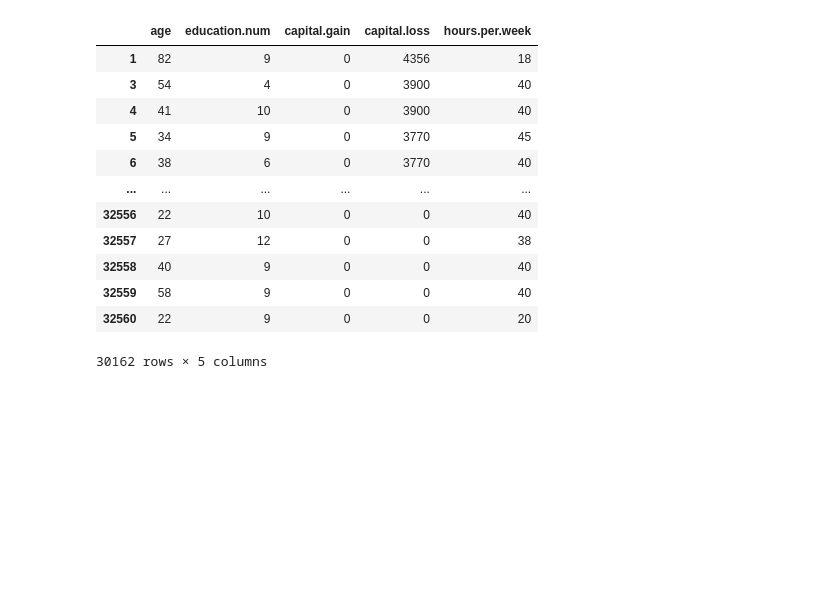
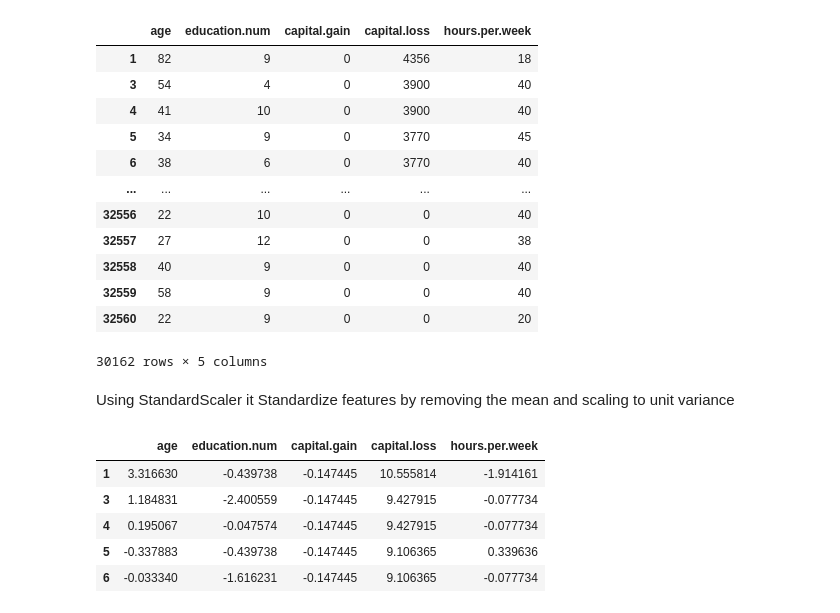
Before and after one commit to soniya-builds/Data-Analysis-Projects, a Jupyter notebook: Full Data Analysis Project with Python/raw_code.ipynb, the cells around one changed output. Cells and saved outputs as stored; diff of their text form; code cells hidden in the pictures; blank space fills up the shorter version.

```diff
--- a/Full Data Analysis Project with Python/raw_code.ipynb
+++ b/Full Data Analysis Project with Python/raw_code.ipynb
@@ -968,3 +968,24 @@ num
 | 32559 | 58 | 9 | 0 | 0 | 40 |
 | 32560 | 22 | 9 | 0 | 0 | 20 |
 30162 rows × 5 columns
+# %% [markdown]
+Using StandardScaler it Standardize features by removing the mean and scaling to unit variance
+# %%
+scaler = StandardScaler()
+
+num_scaled = scaler.fit_transform(num)
+
+num_df = pd.DataFrame(
+    num_scaled,
+    columns=num.columns,
+    index=num.index
+)
+# %%
+num_df.head()
+# %% [output]
+|  | age | education.num | capital.gain | capital.loss | hours.per.week |
+| 1 | 3.316630 | -0.439738 | -0.147445 | 10.555814 | -1.914161 |
+| 3 | 1.184831 | -2.400559 | -0.147445 | 9.427915 | -0.077734 |
+| 4 | 0.195067 | -0.047574 | -0.147445 | 9.427915 | -0.077734 |
+| 5 | -0.337883 | -0.439738 | -0.147445 | 9.106365 | 0.339636 |
+| 6 | -0.033340 | -1.616231 | -0.147445 | 9.106365 | -0.077734 |
```
